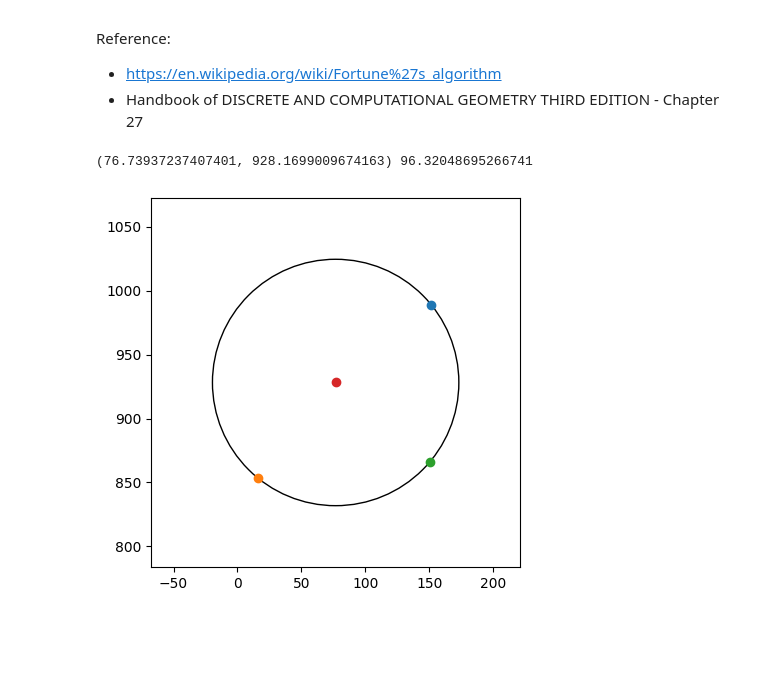
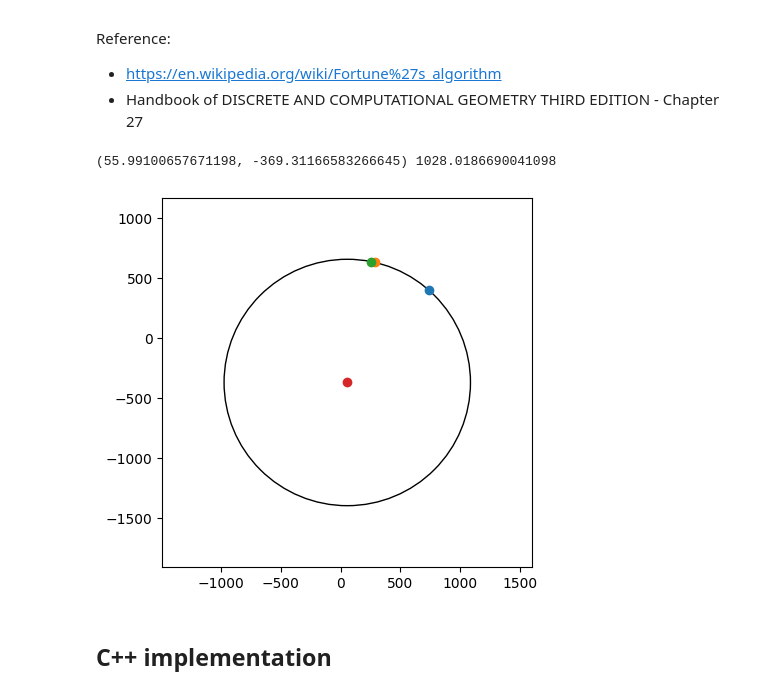
Before and after one commit to JUANITOTELO/Geometry, a Jupyter notebook: tareas/tarea2.ipynb, the cells around one changed output. Drawn from its saved outputs; the diff is of its cells as text; code cells hidden in the pictures; blank space fills up the shorter version.

```diff
--- a/tareas/tarea2.ipynb
+++ b/tareas/tarea2.ipynb
@@ -107,28 +107,28 @@ def circumcircle(a: pt, b: pt, c: pt) -> Tuple[pt, ftype]:
     center = circumcenter(a, b, c)
     return center, (a - center).len()
 
-def generate_points(n):
+def generate_points(n,l=0,r=1000):
     points = set()
     for _ in range(n):
-        points.add(pt(random.uniform(0, 1000), random.uniform(0, 1000)))
+        points.add(pt(random.uniform(l,r), random.uniform(l,r)))
     return list(points)
 # %%
 # Plot circumcircle
 import matplotlib.pyplot as plt
 
-points = generate_points(10)
+points = generate_points(1000)
 
 center, radius = circumcircle(points[1], points[3], points[2])
 print(center, radius)
 circle = plt.Circle((center.x, center.y), radius, fill=False)
 fig, ax = plt.subplots()
 ax.add_artist(circle)
 ax.set_xlim(center.x - 1.5*radius, center.x + 1.5*radius)
 ax.set_ylim(center.y - 1.5*radius, center.y + 1.5*radius)
 for p in [points[1], points[3], points[2], center]:
     plt.scatter(p.x, p.y)
 plt.gca().set_aspect('equal', adjustable='box')
 plt.show()
 # %% [output]
-(76.73937237407401, 928.1699009674163) 96.32048695266741
+(55.99100657671198, -369.31166583266645) 1028.0186690041098
-[figure, old version]
+[figure, new version]
@@ -273,3 +135,5 @@ points = generate_points(500)
+# %% [markdown]
+## C++ implementation
 # %%
 from ctypes import *
 
```
Also changed, not shown: parts of 14 cells of this notebook, 2 other files.
